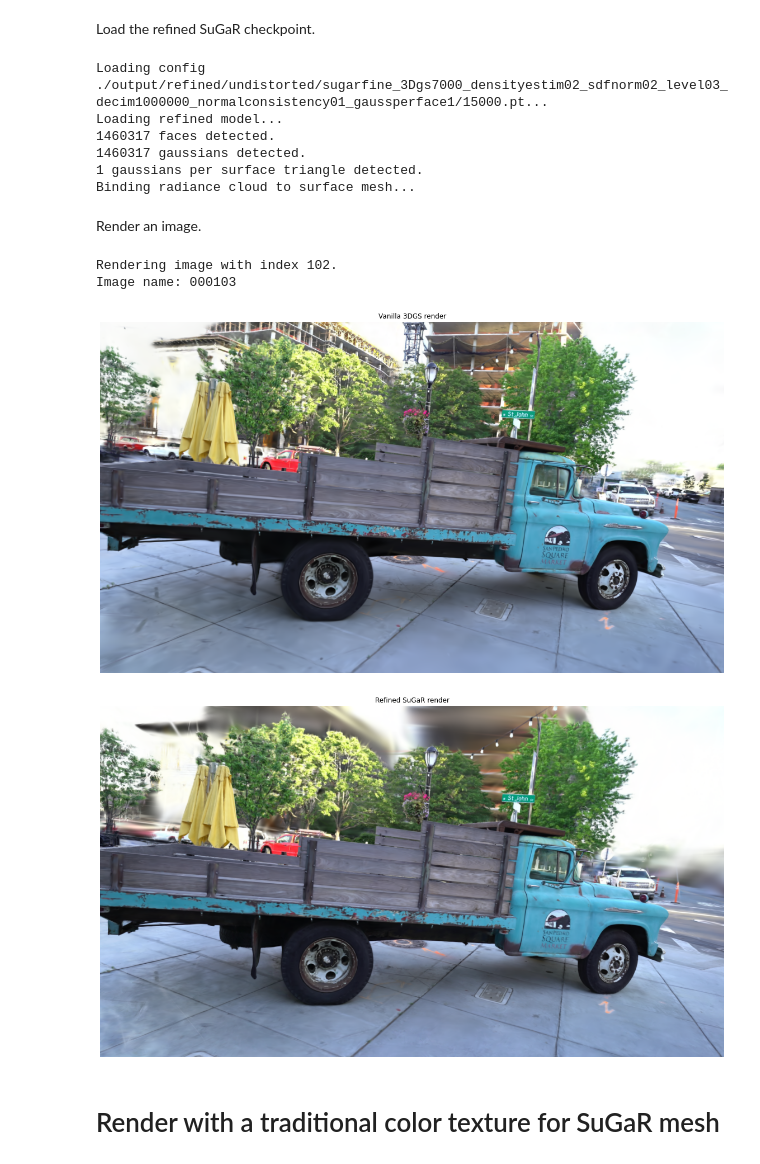
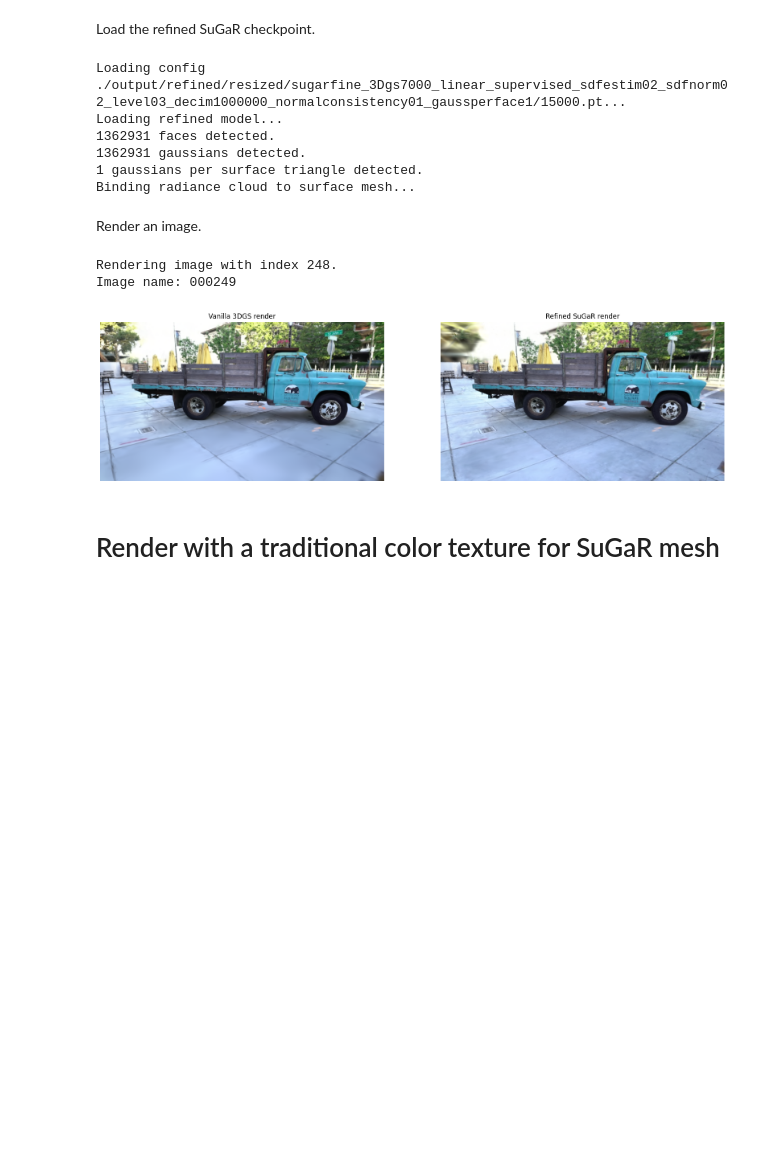
Before and after one commit to shaoyoubo/Supervised_Sugar, a Jupyter notebook: view_sugar_results.ipynb, the cells around one changed output. Drawn from its saved outputs; the diff is of its cells as text; code cells hidden in the pictures; blank space fills up the shorter version.

```diff
--- a/view_sugar_results.ipynb
+++ b/view_sugar_results.ipynb
@@ -52,12 +53,12 @@ use_custom_bbox = False
 Choose a data directory (the directory that contains the images subdirectory).
 # %%
 # Example
-source_path = './dataset/undistorted/'
+source_path = './dataset/resized/'
 # %% [markdown]
 Choose a corresponding vanilla Gaussian Splatting checkpoint directory.
 # %%
 # Example
-gs_checkpoint_path = './output/vanilla_gs/undistorted/'
+gs_checkpoint_path = './output/vanilla_gs/resized/'
 # %% [markdown]
 Load data and 3DGS checkpoint.
 # %%
@@ -91,7 +92,7 @@ The model has been trained for 7000 steps.
 Choose a corresponding refined SuGaR checkpoint directory (located in `refined/<your scene>`)
 # %%
 # Example
-refined_sugar_folder = "./output/refined/undistorted/sugarfine_3Dgs7000_densityestim02_sdfnorm02_level03_decim1000000_normalconsistency01_gaussperface1/"
+refined_sugar_folder = "./output/refined/resized/sugarfine_3Dgs7000_linear_supervised_sdfestim02_sdfnorm02_level03_decim1000000_normalconsistency01_gaussperface1/"
 # %% [markdown]
 Choose a refinement iteration to load.
 # %%
@@ -104,10 +105,10 @@ print(f"\nLoading config {refined_sugar_path}...")
 
 refined_sugar = load_refined_model(refined_sugar_path, nerfmodel)
 # %% [output]
-Loading config ./output/refined/undistorted/sugarfine_3Dgs7000_densityestim02_sdfnorm02_level03_decim1000000_normalconsistency01_gaussperface1/15000.pt...
+Loading config ./output/refined/resized/sugarfine_3Dgs7000_linear_supervised_sdfestim02_sdfnorm02_level03_decim1000000_normalconsistency01_gaussperface1/15000.pt...
 Loading refined model...
-1460317 faces detected.
-1460317 gaussians detected.
+1362931 faces detected.
+1362931 gaussians detected.
 1 gaussians per surface triangle detected.
 Binding radiance cloud to surface mesh...
 # %% [markdown]
@@ -133,45 +134,49 @@ verbose = False
 normalize_img = False
 
 if load_gt_images:
     gt_rgb = nerfmodel.get_gt_image(cam_idx)
     i_sugar = 2
 else:
     i_sugar = 1
 
 with torch.no_grad():
     if also_render_vanilla_3dgs:
         gs_image = nerfmodel.render_image(
             nerf_cameras=cameras_to_use,
             camera_indices=cam_idx).clamp(min=0, max=1)
 
     sugar_image = refined_sugar.render_image_gaussian_rasterizer(
         nerf_cameras=cameras_to_use,
         camera_indices=cam_idx,
         # bg_color=1. * torch.Tensor([1.0, 1.0, 1.0]).to(rc_fine.device),
         sh_deg=nerfmodel.gaussians.active_sh_degree,
         compute_color_in_rasterizer=True,
     ).nan_to_num().clamp(min=0, max=1)
 
 # Change this to adjust the size of the plot
 plot_ratio = 2. # 0.7, 1.5, 5
 
+
 if also_render_vanilla_3dgs:
-    plt.figure(figsize=(10 * plot_ratio, 10 * plot_ratio))
+    fig, axes = plt.subplots(1, 2, figsize=(10 * plot_ratio, 5 * plot_ratio))
+    axes[0].axis("off")
+    axes[0].set_title("Vanilla 3DGS render")
+    axes[0].imshow(gs_image.cpu().numpy())
+    axes[1].axis("off")
+    axes[1].set_title("Refined SuGaR render")
+    axes[1].imshow(sugar_image.cpu().numpy())
+    plt.show()
+else:
+    plt.figure(figsize=(5 * plot_ratio, 5 * plot_ratio))
     plt.axis("off")
-    plt.title("Vanilla 3DGS render")
-    plt.imshow(gs_image.cpu().numpy())
+    plt.title("Refined SuGaR render")
+    plt.imshow(sugar_image.cpu().numpy())
     plt.show()
-plt.figure(figsize=(10 * plot_ratio, 10 * plot_ratio))
-plt.axis("off")
-plt.title("Refined SuGaR render")
-plt.imshow(sugar_image.cpu().numpy())
-plt.show()
 torch.cuda.empty_cache()
 # %% [output]
-Rendering image with index 102.
-Image name: 000103
+Rendering image with index 248.
+Image name: 000249
-[figure, old version]
+[figure, new version]
-[figure, removed]
 # %% [markdown]
 # Render with a traditional color texture for SuGaR mesh
 # %% [markdown]
```
Also changed, not shown: parts of 4 cells of this notebook, 17 other files.
